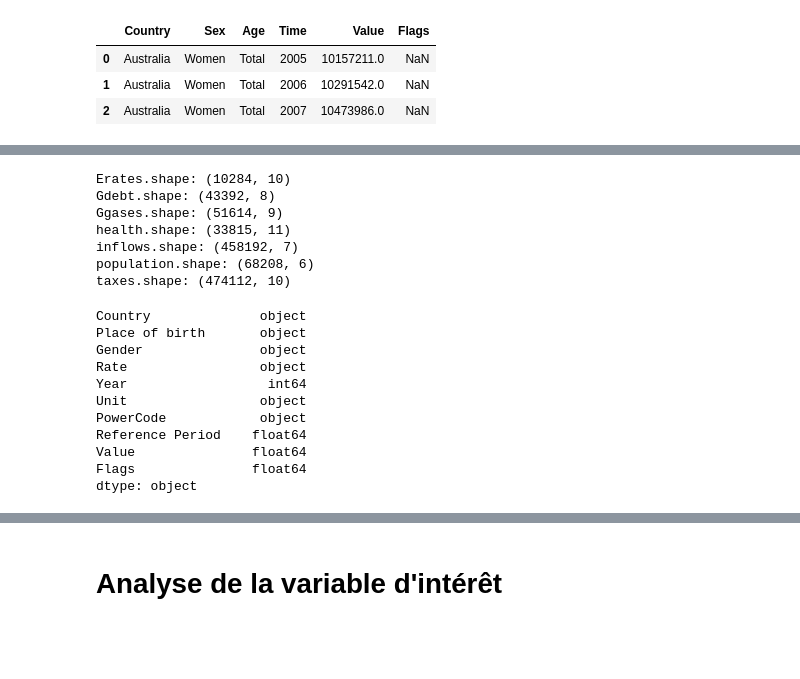
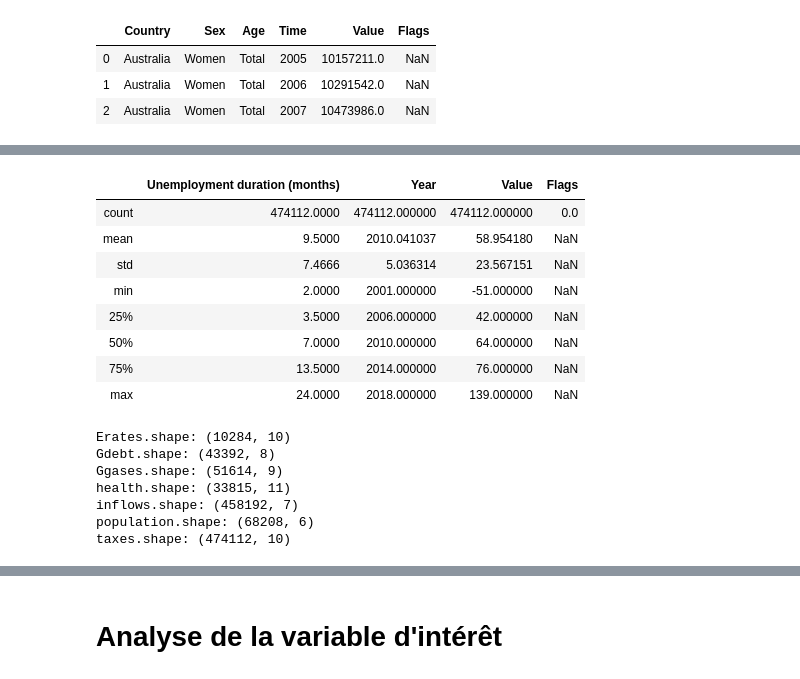
Before and after one commit to nurien2/datacamp_2019, a Jupyter notebook: starting_kit.ipynb, the cells around one changed output, grey strips where cells are left out. Cells and saved outputs as stored; diff of their text form; code cells hidden in the pictures; blank space fills up the shorter version.

```diff
--- a/starting_kit.ipynb
+++ b/starting_kit.ipynb
@@ -225,3 +462,15 @@ taxes.head(3)
+# %%
+taxes.describe()
+# %% [output]
+|  | Unemployment duration (months) | Year | Value | Flags |
+| count | 474112.0000 | 474112.000000 | 474112.000000 | 0.0 |
+| mean | 9.5000 | 2010.041037 | 58.954180 | NaN |
+| std | 7.4666 | 5.036314 | 23.567151 | NaN |
+| min | 2.0000 | 2001.000000 | -51.000000 | NaN |
+| 25% | 3.5000 | 2006.000000 | 42.000000 | NaN |
+| 50% | 7.0000 | 2010.000000 | 64.000000 | NaN |
+| 75% | 13.5000 | 2014.000000 | 76.000000 | NaN |
+| max | 24.0000 | 2018.000000 | 139.000000 | NaN |
 # %%
 print('Erates.shape:',Erates.shape)
 print('Gdebt.shape:',Gdebt.shape)
@@ -238,17 +487,3 @@ health.shape: (33815, 11)
 inflows.shape: (458192, 7)
 population.shape: (68208, 6)
 taxes.shape: (474112, 10)
-# %%
-Erates.dtypes
-# %% [output]
-Country              object
-Place of birth       object
-Gender               object
-Rate                 object
-Year                  int64
-Unit                 object
-PowerCode            object
-Reference Period    float64
-Value               float64
-Flags               float64
-dtype: object
```
Also changed, not shown: parts of 42 cells of this notebook, 1 other file.
